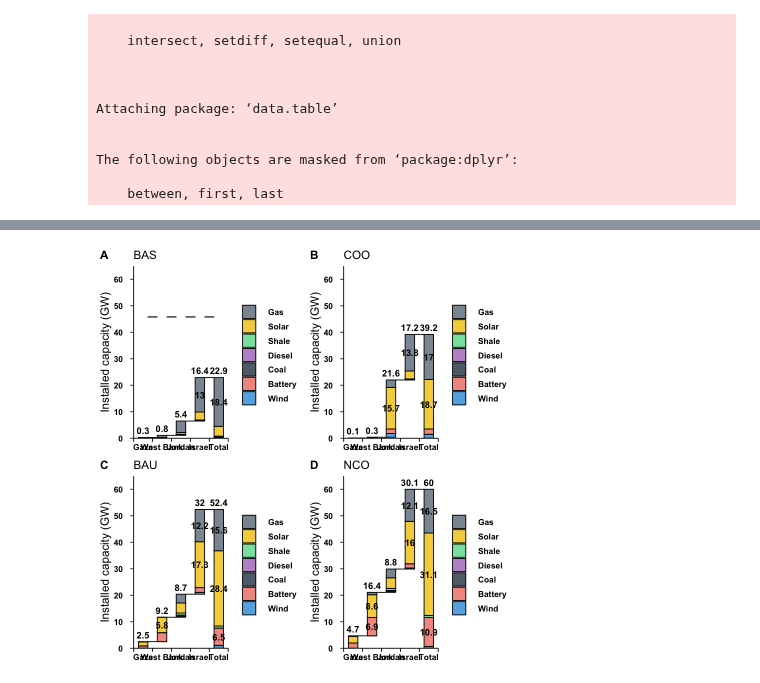
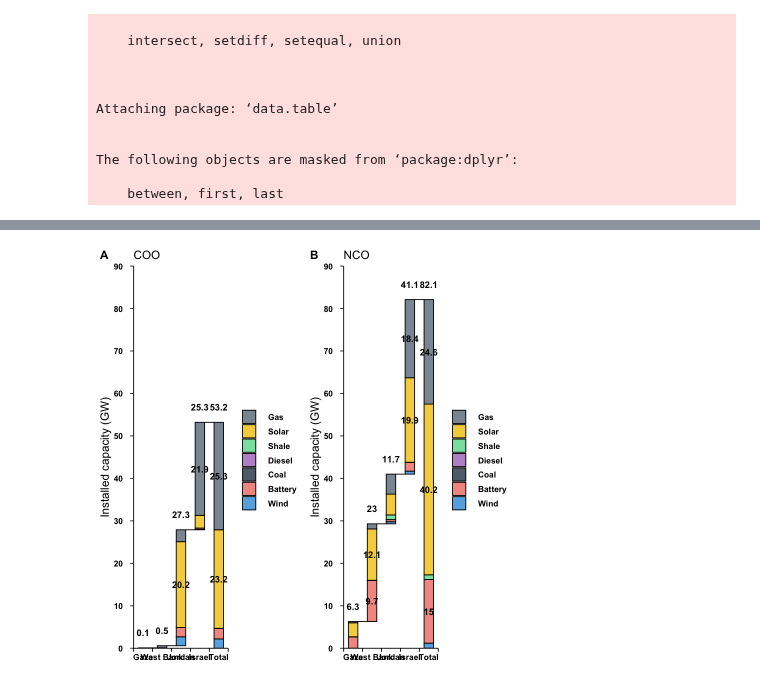
Before and after one commit to amanmajid/nextra, a Jupyter notebook: analysis/R_waterfall_plot_total_capacity.ipynb, the cells around one changed output, grey strips where cells are left out. Drawn from its saved outputs; the diff is of its cells as text; code cells hidden in the pictures.

```diff
--- a/analysis/R_waterfall_plot_total_capacity.ipynb
+++ b/analysis/R_waterfall_plot_total_capacity.ipynb
@@ -70,7 +70,7 @@ oms_waterfall <- function(capacity_by_scenario,scenario_to_filter) {
     # Params ----
     # ************************************************************************* ----
 
-    ylim_max =             65
+    ylim_max =             90
     axis_steps =           10
     top_label_distance =   ylim_max * 0.04
     box_label_threshold =  5
@@ -302,12 +302,13 @@ oms_waterfall <- function(capacity_by_scenario,scenario_to_filter) {
   #return(temp_C)
 }
 # %%
-p1 = oms_waterfall(capacity_by_scenario,scenario_to_filter='BAS')
+#p1 = oms_waterfall(capacity_by_scenario,scenario_to_filter='BAS')
 p2 = oms_waterfall(capacity_by_scenario,scenario_to_filter='COO')
-p3 = oms_waterfall(capacity_by_scenario,scenario_to_filter='BAU')
+#p3 = oms_waterfall(capacity_by_scenario,scenario_to_filter='BAU')
 p4 = oms_waterfall(capacity_by_scenario,scenario_to_filter='NCO')
 
-plot_grid(p1, p2, p3, p4, labels = "AUTO", nrow = 2, ncol = 2) #plot3,
+#plot_grid(p1, p2, p3, p4, labels = "AUTO", nrow = 2, ncol = 2) #plot3,
+plot_grid(p2, p4, labels = "AUTO", nrow = 1, ncol = 2) #plot3,
 ggsave("../outputs/figures/oms_waterfall.png", width = 30, height = 20, units = "cm")
 # %% [output]
-[figure, old version]
+[figure, new version]
```
Also changed, not shown: parts of 1 cell of this notebook, 4 other files.
